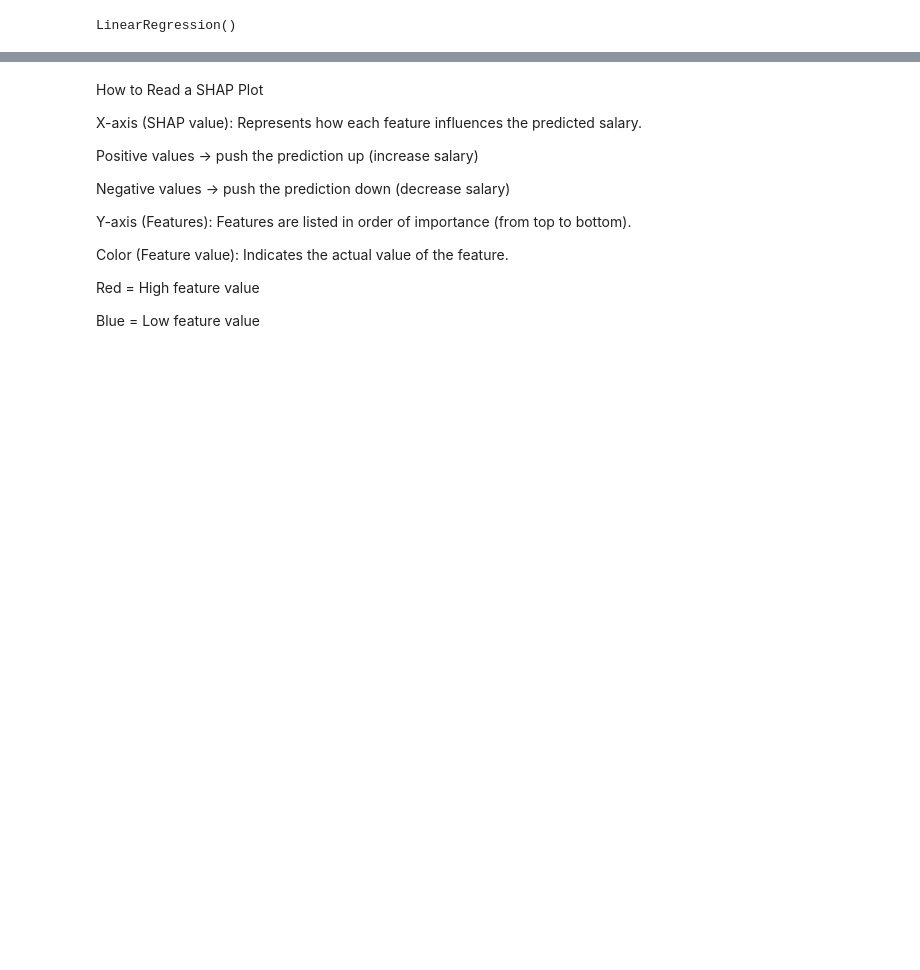
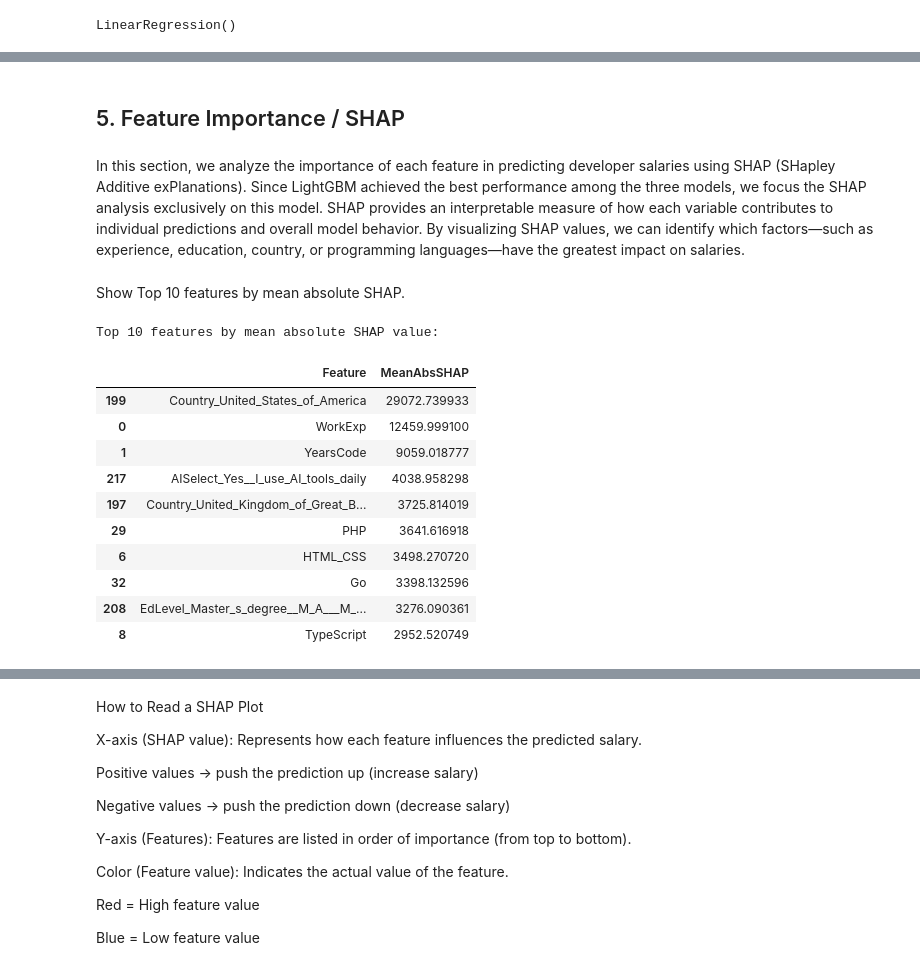
Before and after one commit to yukomath/Project_1, a Jupyter notebook: project.ipynb, the cells around one changed output, grey strips where cells are left out. Cells and saved outputs as stored; diff of their text form; code cells hidden in the pictures; blank space fills up the shorter version.

```diff
--- a/project.ipynb
+++ b/project.ipynb
@@ -840,0 +713,4 @@ shap.summary_plot(shap_values_rf, X_sample, max_display=10)
+# %% [markdown]
+## 5. Feature Importance / SHAP
+# %% [markdown]
+In this section, we analyze the importance of each feature in predicting developer salaries using SHAP (SHapley Additive exPlanations). Since LightGBM achieved the best performance among the three models, we focus the SHAP analysis exclusively on this model. SHAP provides an interpretable measure of how each variable contributes to individual predictions and overall model behavior. By visualizing SHAP values, we can identify which factors—such as experience, education, country, or programming languages—have the greatest impact on salaries.
@@ -840,0 +725,32 @@ shap.summary_plot(shap_values_rf, X_sample, max_display=10)
+# %% [markdown]
+Show Top 10 features by mean absolute SHAP.
+# %%
+import pandas as pd
+import numpy as np
+
+# Calculate mean absolute SHAP values for each feature
+mean_abs_shap = np.abs(shap_values).mean(axis=0)
+
+# Create a DataFrame for easier sorting and display
+shap_df = pd.DataFrame({
+    "Feature": X_test.columns,
+    "MeanAbsSHAP": mean_abs_shap
+})
+
+# Sort by descending order and take top 10
+top10_shap = shap_df.sort_values(by="MeanAbsSHAP", ascending=False).head(10)
+print("Top 10 features by mean absolute SHAP value:")
+display(top10_shap)
+# %% [output]
+Top 10 features by mean absolute SHAP value:
+|  | Feature | MeanAbsSHAP |
+| 199 | Country_United_States_of_America | 29072.739933 |
+| 0 | WorkExp | 12459.999100 |
+| 1 | YearsCode | 9059.018777 |
+| 217 | AISelect_Yes__I_use_AI_tools_daily | 4038.958298 |
+| 197 | Country_United_Kingdom_of_Great_B... | 3725.814019 |
+| 29 | PHP | 3641.616918 |
+| 6 | HTML_CSS | 3498.270720 |
+| 32 | Go | 3398.132596 |
+| 208 | EdLevel_Master_s_degree__M_A___M_... | 3276.090361 |
+| 8 | TypeScript | 2952.520749 |
```
Also changed, not shown: parts of 66 cells of this notebook.
